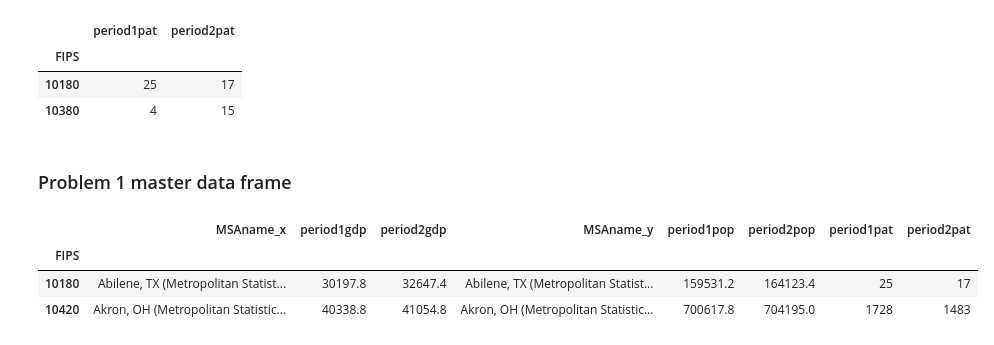
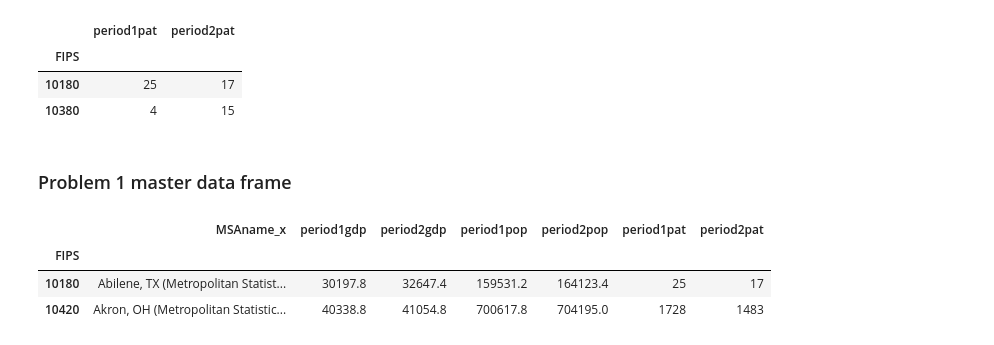
Before and after one commit to pvarsh/various-bits, a Jupyter notebook: foundations-final/final_assignment.ipynb, the cells around one changed output. Saved outputs shown, nothing was run; the diff lists cells and outputs as text; code cells hidden in the pictures.

```diff
--- a/foundations-final/final_assignment.ipynb
+++ b/foundations-final/final_assignment.ipynb
@@ -51,7 +94,10 @@ gdpMain.index = gdpMain.FIPS
 gdpMain.drop('FIPS', 1, inplace = True)
 
 ### Drop NaN (footnotes)
-gpdMain = gdpMain[gdpMain.MSAname.notnull()]
+gdpMain = gdpMain[gdpMain.MSAname.notnull()]
+
+### Build FIPS dictionary
+fipsDict = dict(gdpMain.MSAname)
 
 ### Compute average GDP for two periods
 gdpMain['period1gdp'] = gdpMain[period1list].apply(sum, 1)/5.0
@@ -105,17 +155,18 @@ patCounts.head(2)
 # %%
 # patCounts, gdpMain, popMain
 p1df = pd.merge(gdpMain[['MSAname', 'period1gdp', 'period2gdp']],\
                       popMain[['MSAname', 'period1pop', 'period2pop']], how = 'outer', left_index = True, right_index = True)
 p1df = pd.merge(p1df, patCounts,\
                       how = 'outer', left_index = True, right_index = True)
 p1df.head(3)
 ### saving MSAs with null values
 nanMSAs = p1df[p1df.MSAname_x.isnull() | p1df.MSAname_y.isnull() | p1df.period1pat.isnull()]
 ### MSAs without null values
 p1df.dropna(how = 'any', inplace = True)
+p1df.drop('MSAname_y', 1, inplace = True)
 p1df.head(2)
 # %% [output]
-|  | MSAname_x | period1gdp | period2gdp | MSAname_y | period1pop | period2pop | period1pat | period2pat |
-| FIPS |  |  |  |  |  |  |  |  |
-| 10180 | Abilene, TX (Metropolitan Statist... | 30197.8 | 32647.4 | Abilene, TX (Metropolitan Statist... | 159531.2 | 164123.4 | 25 | 17 |
-| 10420 | Akron, OH (Metropolitan Statistic... | 40338.8 | 41054.8 | Akron, OH (Metropolitan Statistic... | 700617.8 | 704195.0 | 1728 | 1483 |
+|  | MSAname_x | period1gdp | period2gdp | period1pop | period2pop | period1pat | period2pat |
+| FIPS |  |  |  |  |  |  |  |
+| 10180 | Abilene, TX (Metropolitan Statist... | 30197.8 | 32647.4 | 159531.2 | 164123.4 | 25 | 17 |
+| 10420 | Akron, OH (Metropolitan Statistic... | 40338.8 | 41054.8 | 700617.8 | 704195.0 | 1728 | 1483 |
```
Also changed, not shown: parts of 53 cells of this notebook.
